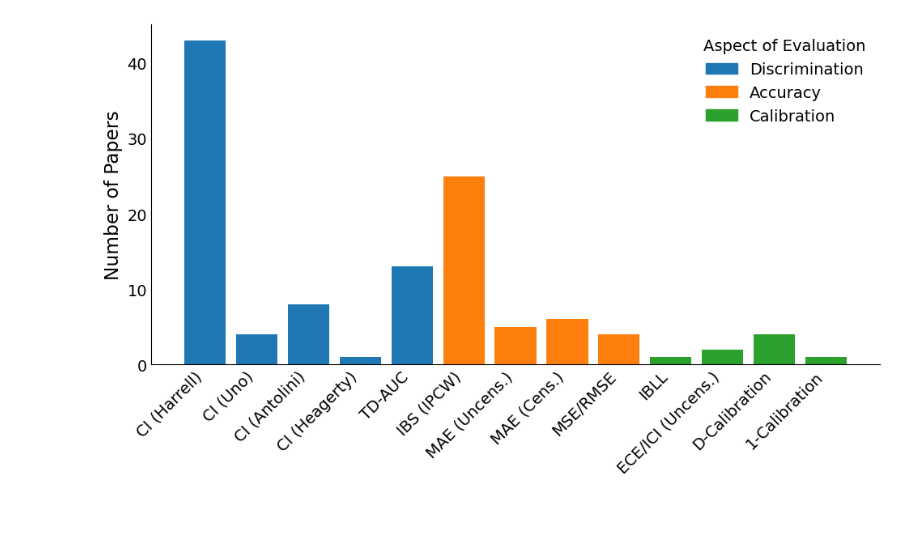
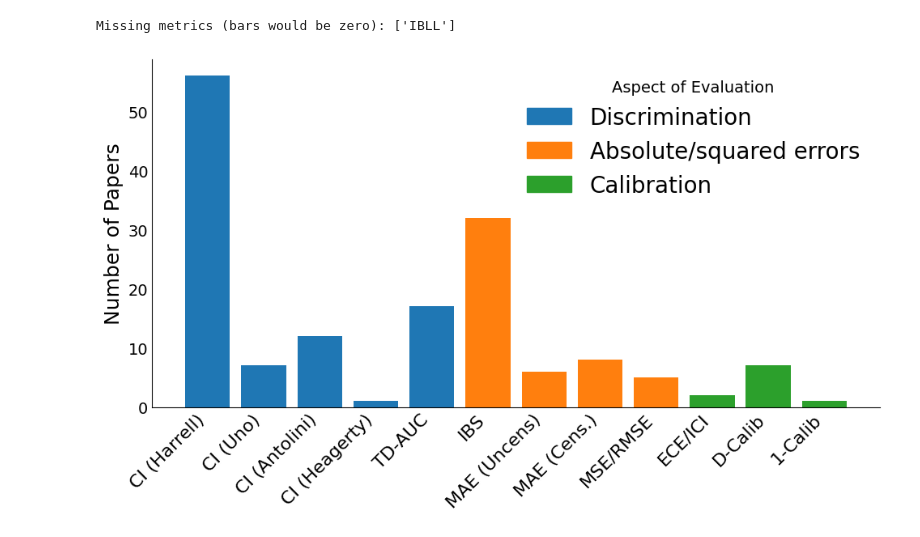
Before and after one commit to thecml/position-paper, a Jupyter notebook: plot_metrics.ipynb, the cells around one changed output. Cells and saved outputs as stored; diff of their text form; code cells hidden in the pictures.

Commit message:
Updated code, data

```diff
--- a/plot_metrics.ipynb
+++ b/plot_metrics.ipynb
@@ -9,12 +9,13 @@ plt.style.use(matplotlib_style)
 plt.rcParams.update({
     'axes.labelsize': 'large',
     'axes.titlesize': 'large',
+    'xtick.labelsize': 'large',
     'font.size': 14.0,
-    'legend.fontsize': 'medium'
+    'legend.fontsize': 'large'
 })
 
 # Load data
-df = pd.read_csv('data.csv')
+df = pd.read_csv('data/metrics_used.csv')
 
 # Count non-empty values per metric (excluding the title column)
 metric_counts = df.iloc[:, 1:].apply(lambda col: col.notna() & (col != ''), axis=0).sum()
@@ -30,49 +31,73 @@ metric_counts["MAE (Cens.)"] = mae_cens_sum
 
 # Define categories with the new combined metric instead of the three separate ones
 categories = {
-    "Discrimination": ["CI (Harrell)", "CI (Uno)", "CI (Antolini)", "CI (Heagerty)", "TD-AUC"],
-    "Accuracy": ["IBS (IPCW)", "MAE (Uncens.)", "MAE (Cens.)", "MSE/RMSE"],
-    "Calibration": ["IBLL", "ECE/ICI (Uncens.)", "D-Calibration", "1-Calibration"]
+    "Discrimination": [
+        "CI (Harrell)",
+        "CI (Uno)",
+        "CI (Antolini)",
+        "CI (Heagerty)",
+        "TD-AUC"
+    ],
+    "Absolute/squared errors": [
+        "IBS",
+        "MAE (Uncens)",
+        "MAE (Cens.)",
+        "MSE/RMSE"
+    ],
+    "Calibration": [
+        "IBLL",
+        "ECE/ICI",
+        "D-Calib",
+        "1-Calib"
+    ]
 }
 
 # Define category colors
 category_colors = {
     "Discrimination": "tab:blue",
-    "Accuracy": "tab:orange",
+    "Absolute/squared errors": "tab:orange",
     "Calibration": "tab:green"
 }
 
 # Flatten to map each metric to its category and color
 metric_to_category = {metric: cat for cat, metrics in categories.items() for metric in metrics}
 metric_to_color = {metric: category_colors[metric_to_category[metric]] for metric in metric_counts.index if metric in metric_to_category}
 
 # Sort metrics by category for grouped plotting
 sorted_metrics = sum(categories.values(), [])
+
+# Plot only valid metrics
+existing_metrics = [m for m in sorted_metrics if m in metric_counts.index]
+missing_metrics = [m for m in sorted_metrics if m not in metric_counts.index]
+
+print("Missing metrics (bars would be zero):", missing_metrics)
+sorted_metrics = existing_metrics
 
 # Plot
 plt.figure(figsize=(10, 6))
 bars = plt.bar(
     sorted_metrics,
     [metric_counts.get(m, 0) for m in sorted_metrics],
     color=[metric_to_color.get(m, "gray") for m in sorted_metrics]
 )
 
 # Remove plot borders
 ax = plt.gca()
 ax.spines['top'].set_visible(False)
 ax.spines['right'].set_visible(False)
 
 # Legend handles (category color blocks)
 legend_handles = [Patch(color=color, label=cat) for cat, color in category_colors.items()]
-plt.legend(handles=legend_handles, title="Aspect of Evaluation", frameon=False)
+plt.legend(handles=legend_handles, title="Aspect of Evaluation", frameon=False, fontsize=20)
 
 # Labeling
-plt.ylabel("Number of Papers")
-plt.xticks(rotation=45, ha='right')
+plt.ylabel("Number of Papers", fontsize=18)
+plt.xticks(rotation=45, ha='right', fontsize=16)
 plt.tick_params(axis='x', which='both', length=0)
 plt.tick_params(axis='y', which='both', length=0)
 plt.tight_layout()
-plt.savefig("metrics.pdf", format="pdf", bbox_inches="tight")
+plt.savefig("plots/metrics_used.pdf", format="pdf", bbox_inches="tight")
 plt.show()
 # %% [output]
+Missing metrics (bars would be zero): ['IBLL']
-[figure, old version]
+[figure, new version]
```
Also changed, not shown: parts of 2 cells of this notebook, 8 other files.
